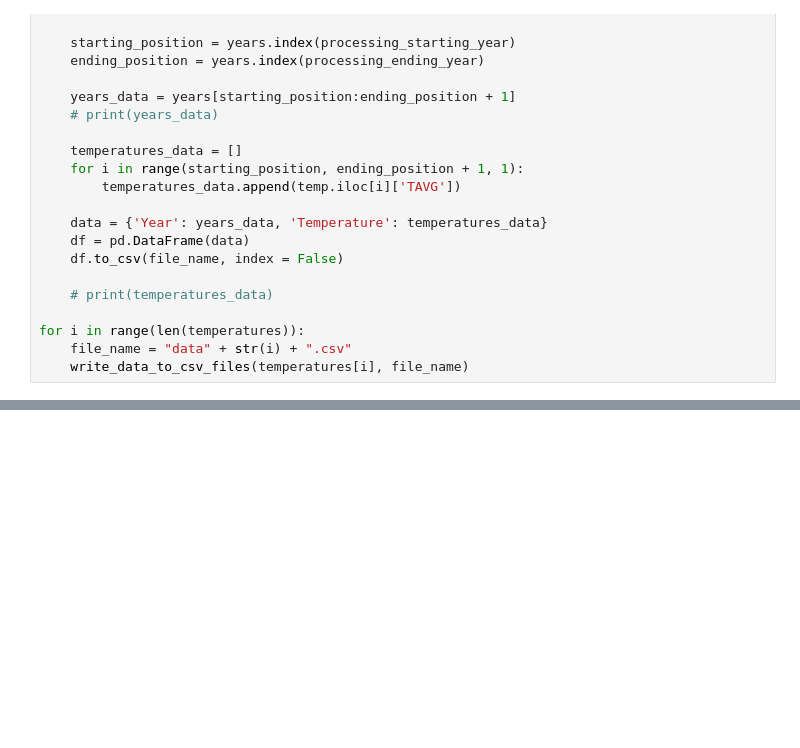
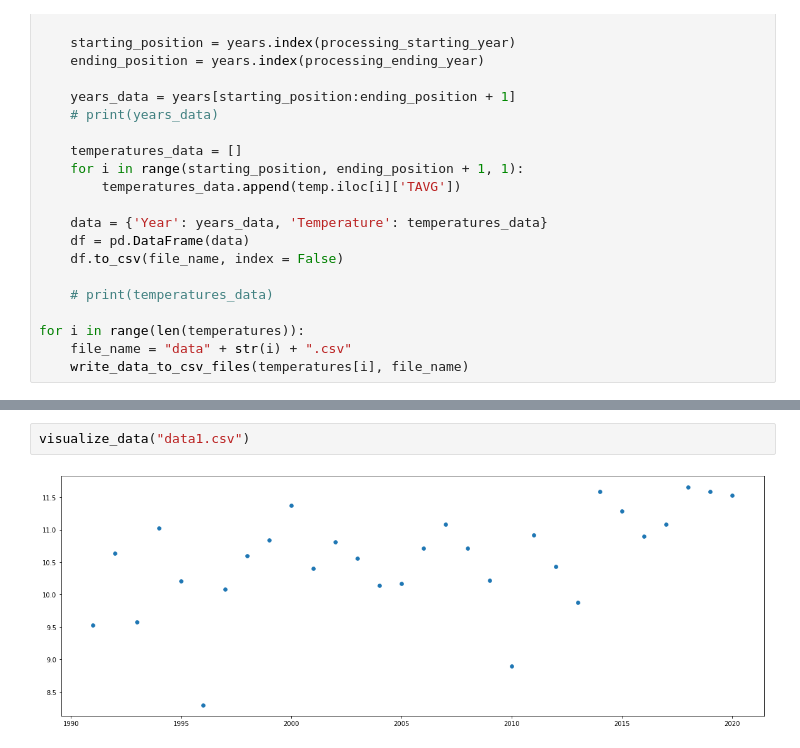
Before and after one commit to Foxxy-HCMUS/HCMUS-Applied-Maths-and-Statistics-Projects, a Jupyter notebook: Project 1/Problem 2/Codes/source_code.ipynb, the cells around one changed output, grey strips where cells are left out. Drawn from its saved outputs; the diff is of its cells as text; blank space fills up the shorter version.

```diff
--- a/Project 1/Problem 2/Codes/source_code.ipynb
+++ b/Project 1/Problem 2/Codes/source_code.ipynb
@@ -149,0 +166,4 @@ for i in range(len(temperatures)):
+# %%
+visualize_data("data1.csv")
+# %% [output]
+[figure, added]
```
Also changed, not shown: parts of 6 cells of this notebook.
